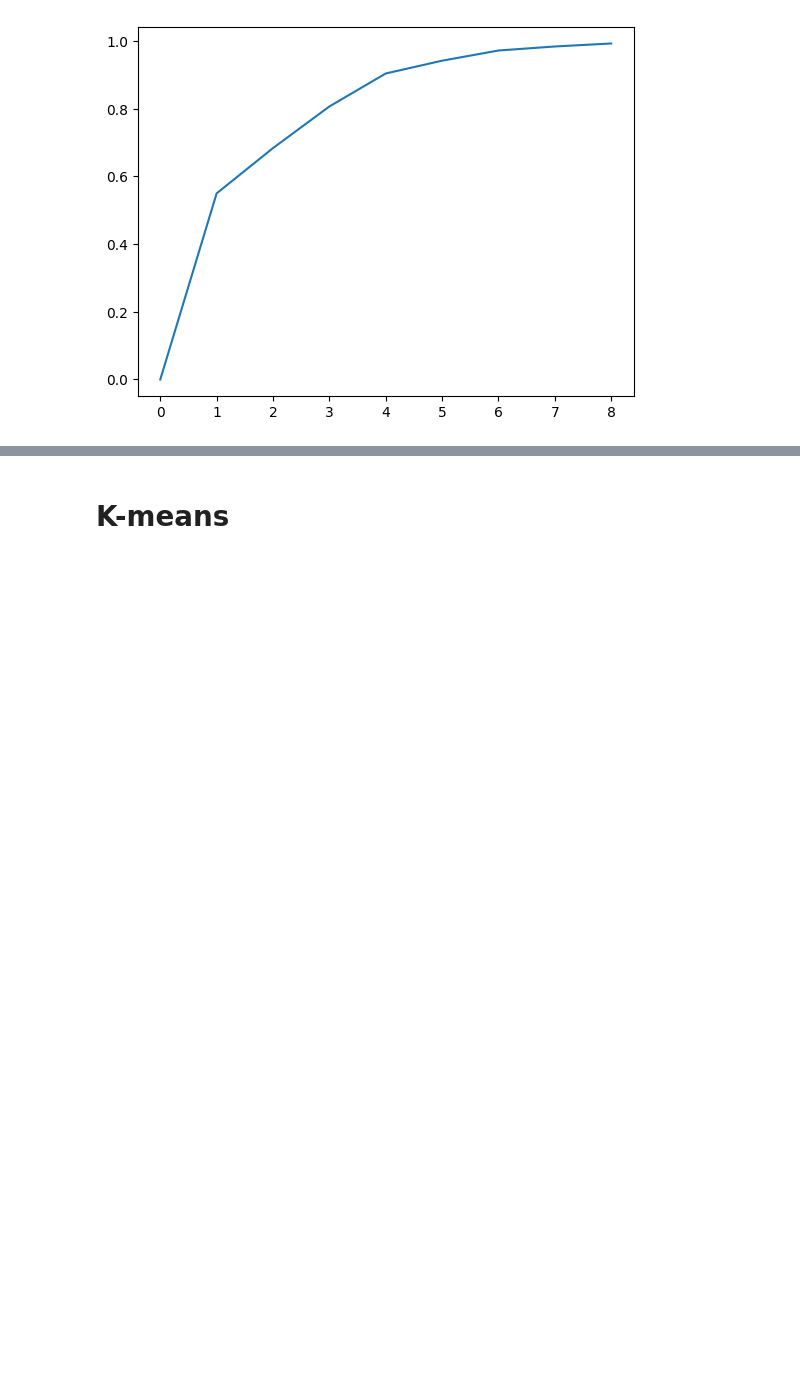
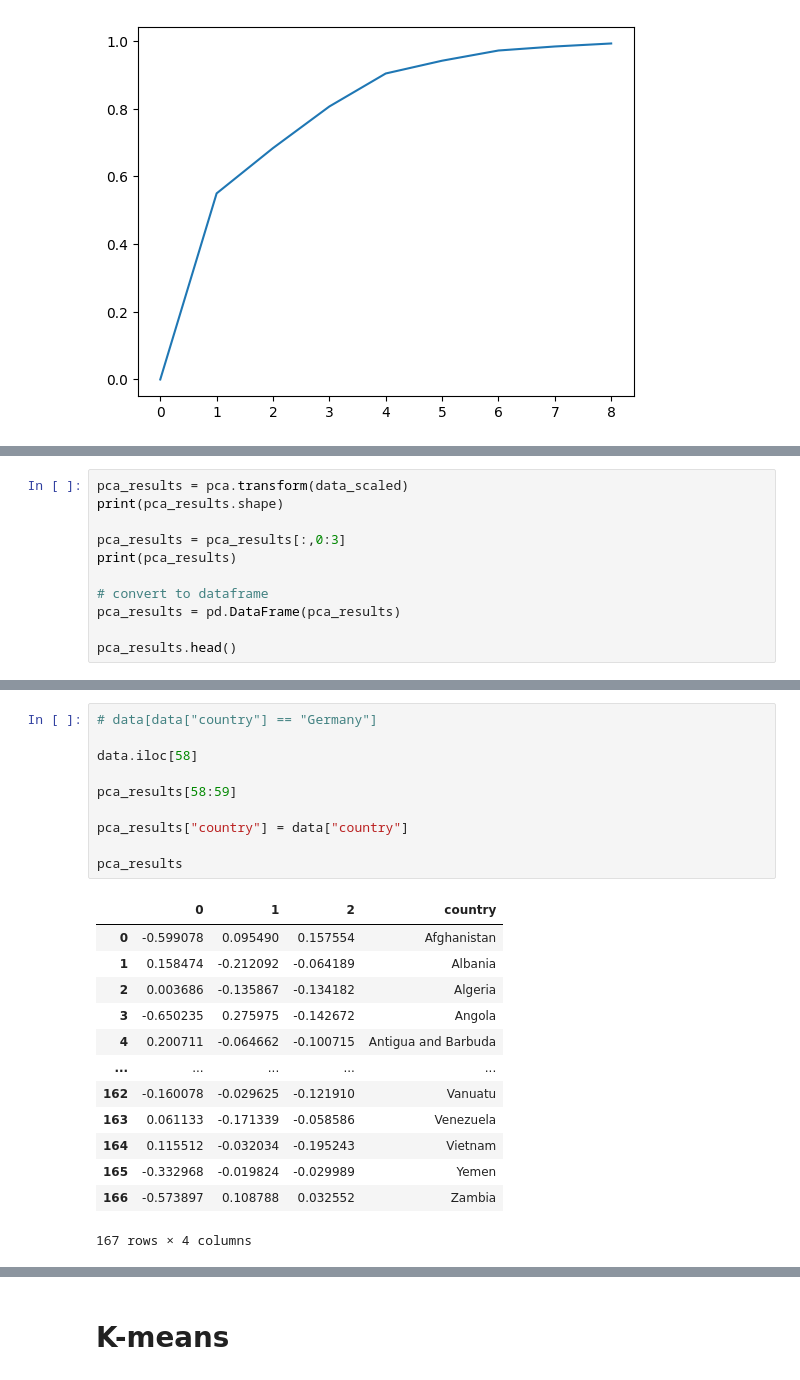
Before and after one commit to Lukas2010/Country-data, a Jupyter notebook: unsupervised-learning-country-data.ipynb, the cells around one changed output, grey strips where cells are left out. Saved outputs shown, nothing was run; the diff lists cells and outputs as text; blank space fills up the shorter version.

Commit message:
Kaggle Notebook | Unsupervised learning - Country Data | Version 7

```diff
--- a/unsupervised-learning-country-data.ipynb
+++ b/unsupervised-learning-country-data.ipynb
@@ -302,0 +291,11 @@ array([[-0.59907764,  0.09549001,  0.15755381, ...,  0.07680289,
+# %%
+pca_results = pca.transform(data_scaled)
+print(pca_results.shape)
+
+pca_results = pca_results[:,0:3]
+print(pca_results)
+
+# convert to dataframe
+pca_results = pd.DataFrame(pca_results)
+
+pca_results.head()
@@ -302,0 +326,24 @@ array([[-0.59907764,  0.09549001,  0.15755381, ...,  0.07680289,
+# %%
+# data[data["country"] == "Germany"]
+
+data.iloc[58]
+
+pca_results[58:59]
+
+pca_results["country"] = data["country"]
+
+pca_results
+# %% [output]
+|  | 0 | 1 | 2 | country |
+| 0 | -0.599078 | 0.095490 | 0.157554 | Afghanistan |
+| 1 | 0.158474 | -0.212092 | -0.064189 | Albania |
+| 2 | 0.003686 | -0.135867 | -0.134182 | Algeria |
+| 3 | -0.650235 | 0.275975 | -0.142672 | Angola |
+| 4 | 0.200711 | -0.064662 | -0.100715 | Antigua and Barbuda |
+| ... | ... | ... | ... | ... |
+| 162 | -0.160078 | -0.029625 | -0.121910 | Vanuatu |
+| 163 | 0.061133 | -0.171339 | -0.058586 | Venezuela |
+| 164 | 0.115512 | -0.032034 | -0.195243 | Vietnam |
+| 165 | -0.332968 | -0.019824 | -0.029989 | Yemen |
+| 166 | -0.573897 | 0.108788 | 0.032552 | Zambia |
+167 rows × 4 columns
```
Also changed, not shown: parts of 4 cells of this notebook.
